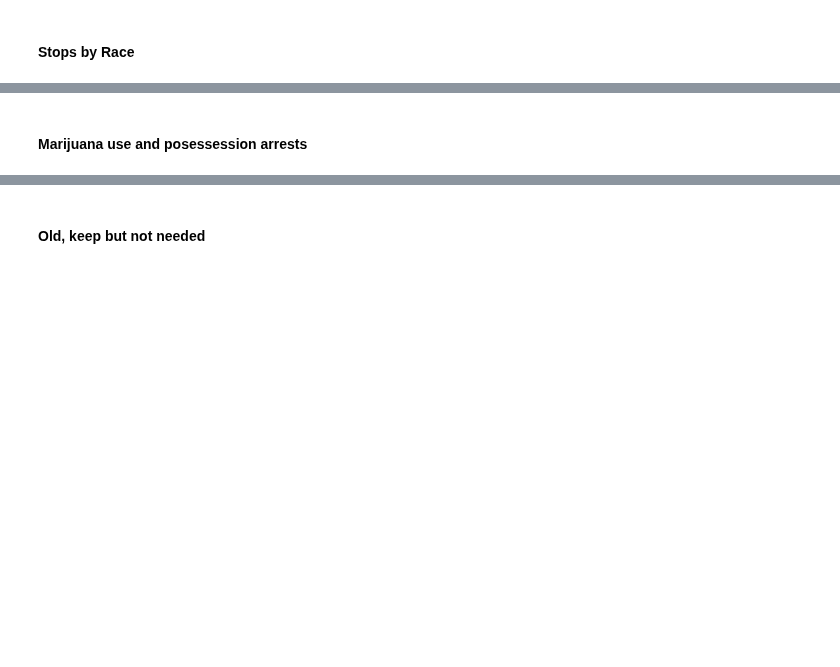
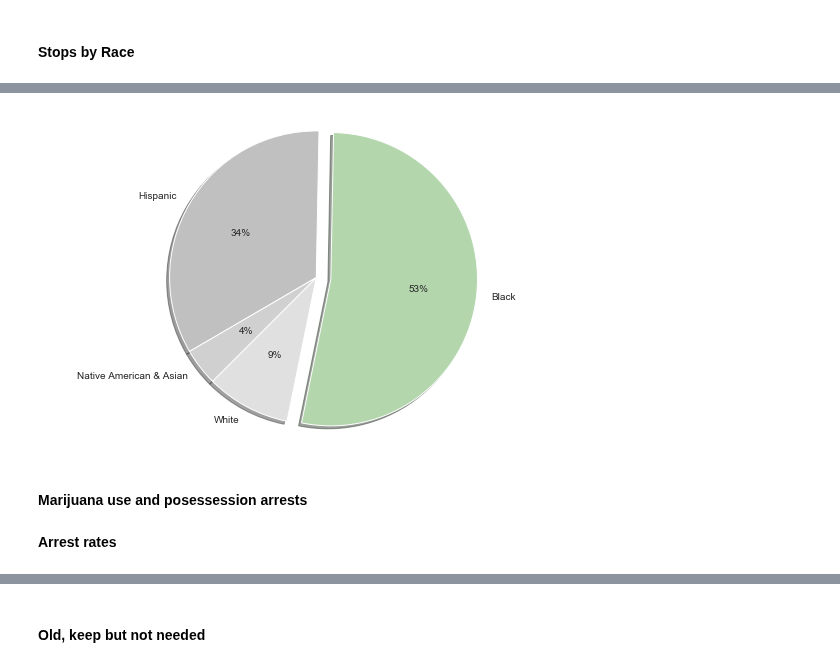
Before and after one commit to megantennies/FYP, a Jupyter notebook: REPORT_CODE.ipynb, the cells around one changed output, grey strips where cells are left out. Drawn from its saved outputs; the diff is of its cells as text; code cells hidden in the pictures; blank space fills up the shorter version.

```diff
--- a/REPORT_CODE.ipynb
+++ b/REPORT_CODE.ipynb
@@ -126,2 +134,12 @@ plt.savefig(os.path.join(RESULTS, 'MTHD_prison_pop_2020.png'), bbox_inches = 'ti
+# %%
+fig, ax = plt.subplots(figsize = (10, 6))
+ax.pie(x = stops_data, labels = stops_labels, colors = colours,
+    explode = pop_explode, startangle = 225, shadow = True, autopct = '%.0f%%')
+ax.axis('equal')
+plt.savefig(os.path.join(RESULTS, 'MTHD_nypd_stops.png'), bbox_inches = 'tight')
+# %% [output]
+[figure, added]
 # %% [markdown]
 #### Marijuana use and posessession arrests
+# %% [markdown]
+**Arrest rates**
```
Also changed, not shown: parts of 19 cells of this notebook, 10 other files.
